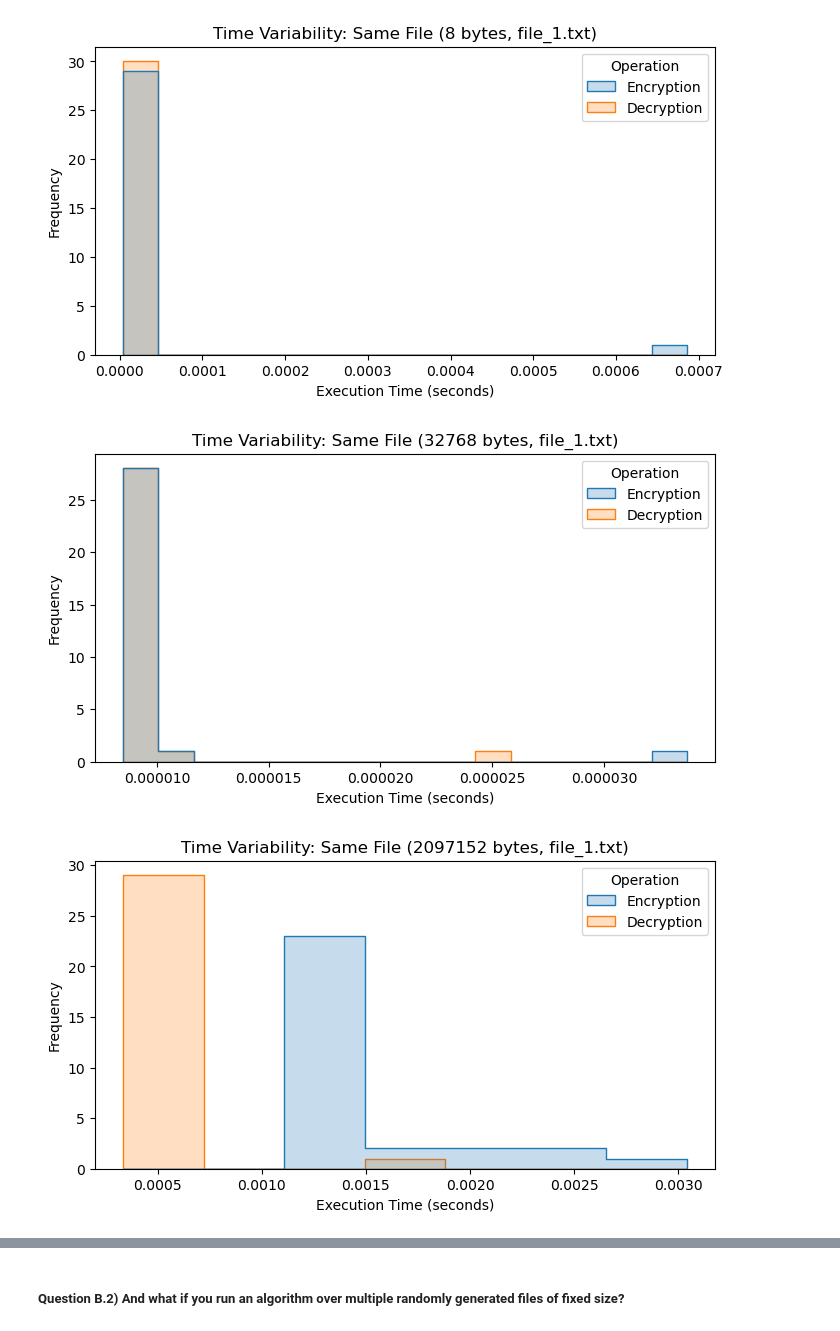
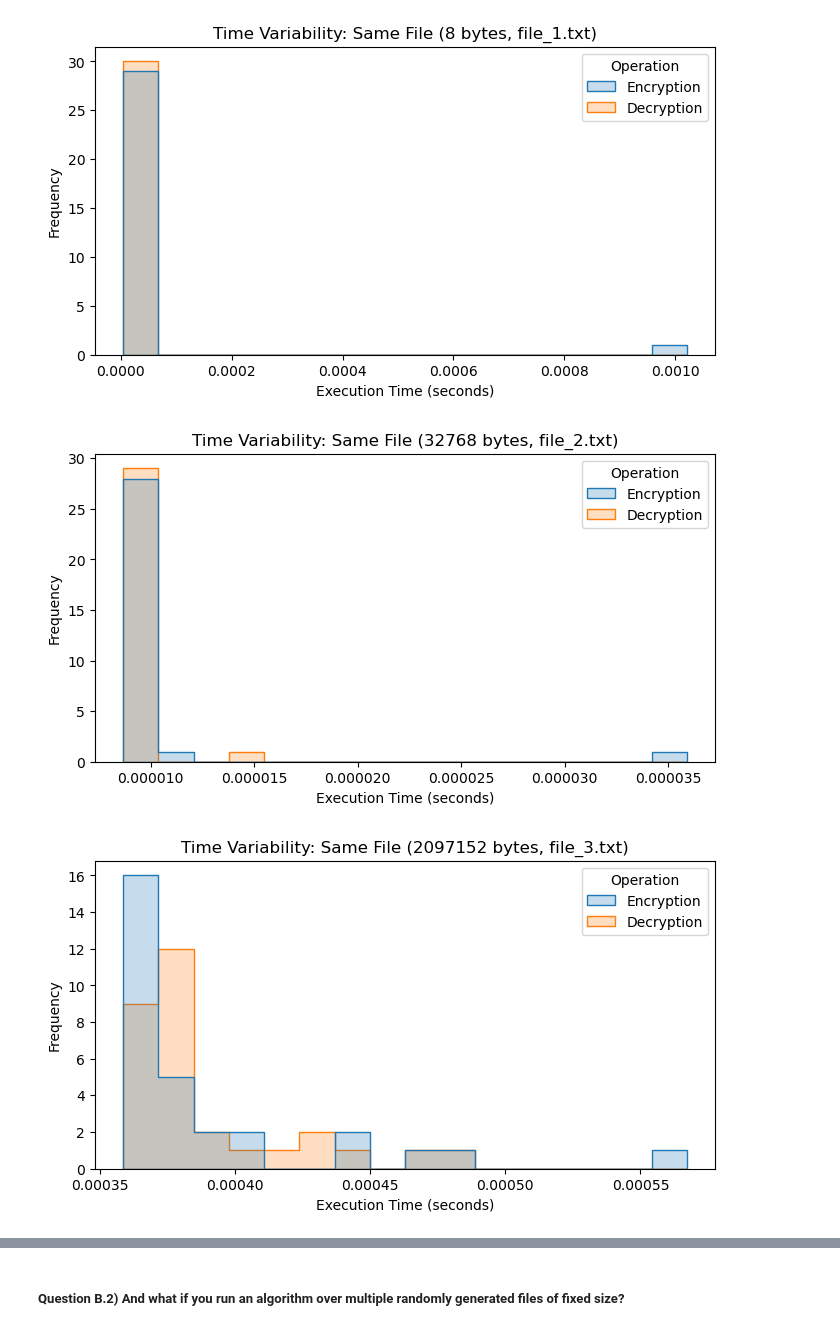
Before and after one commit to amandacalu/SeP-TP1, a Jupyter notebook: 04 - notebooks/assigment1.ipynb, the cells around one changed output, grey strips where cells are left out. Drawn from its saved outputs; the diff is of its cells as text; code cells hidden in the pictures.

```diff
--- a/04 - notebooks/assigment1.ipynb
+++ b/04 - notebooks/assigment1.ipynb
@@ -45,9 +46,9 @@ from aes_ctr import df, plot_variation_same_file, plot_comparison_fixed_size, pl
 # %%
-plot_variation_same_file(df,8)
-plot_variation_same_file(df,32768)
-plot_variation_same_file(df,2097152)
+plot_variation_same_file(df,8,'file_1.txt')
+plot_variation_same_file(df,32768, 'file_2.txt')
+plot_variation_same_file(df,2097152,'file_3.txt')
 # %% [output]
-[figure, old version]
+[figure, new version]
-[figure, old version]
+[figure, new version]
-[figure, old version]
+[figure, new version]
 # %% [markdown]
```
Also changed, not shown: parts of 12 cells of this notebook, 2 other files.
